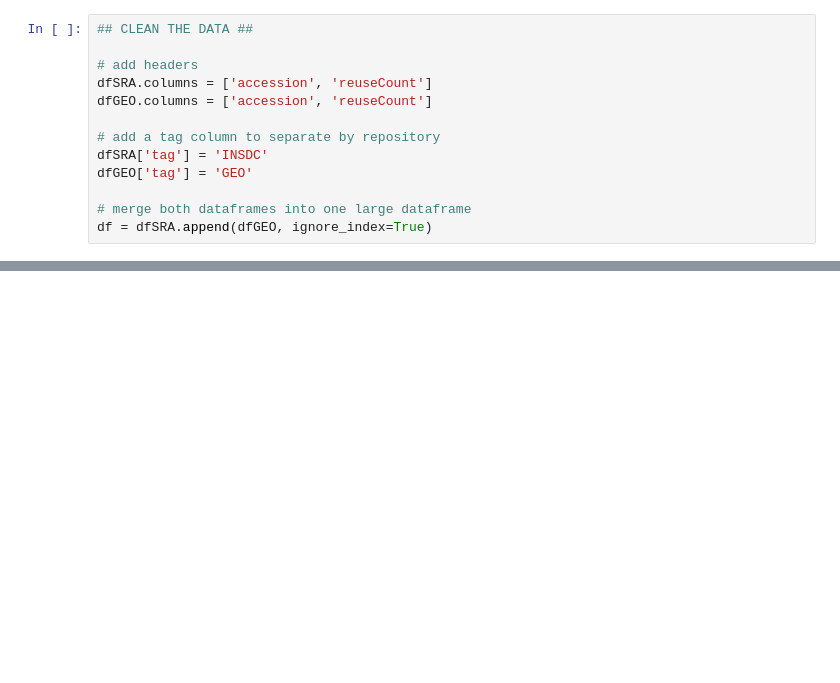
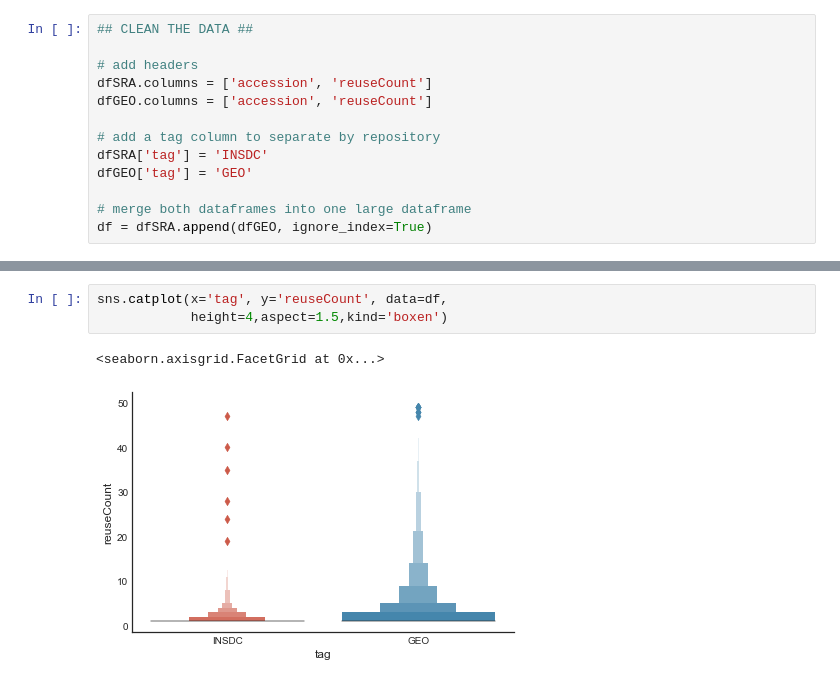
Before and after one commit to smangul1/data_reusability, a Jupyter notebook: jupyter_notebooks/Violin_Plot.ipynb, the cells around one changed output, grey strips where cells are left out. Drawn from its saved outputs; the diff is of its cells as text; blank space fills up the shorter version.

```diff
--- a/jupyter_notebooks/Violin_Plot.ipynb
+++ b/jupyter_notebooks/Violin_Plot.ipynb
@@ -38,3 +72,9 @@ df = df[df.reuseCount < 10]
+# %%
+sns.catplot(x='tag', y='reuseCount', data=df,
+            height=4,aspect=1.5,kind='boxen')
+# %% [output]
+<seaborn.axisgrid.FacetGrid at 0x...>
+[figure, added]
 # %%
 plt.style.use(['ggplot', 'seaborn-white'])
 plt.figure(figsize=(40,25))
```
Also changed, not shown: parts of 7 cells of this notebook.
